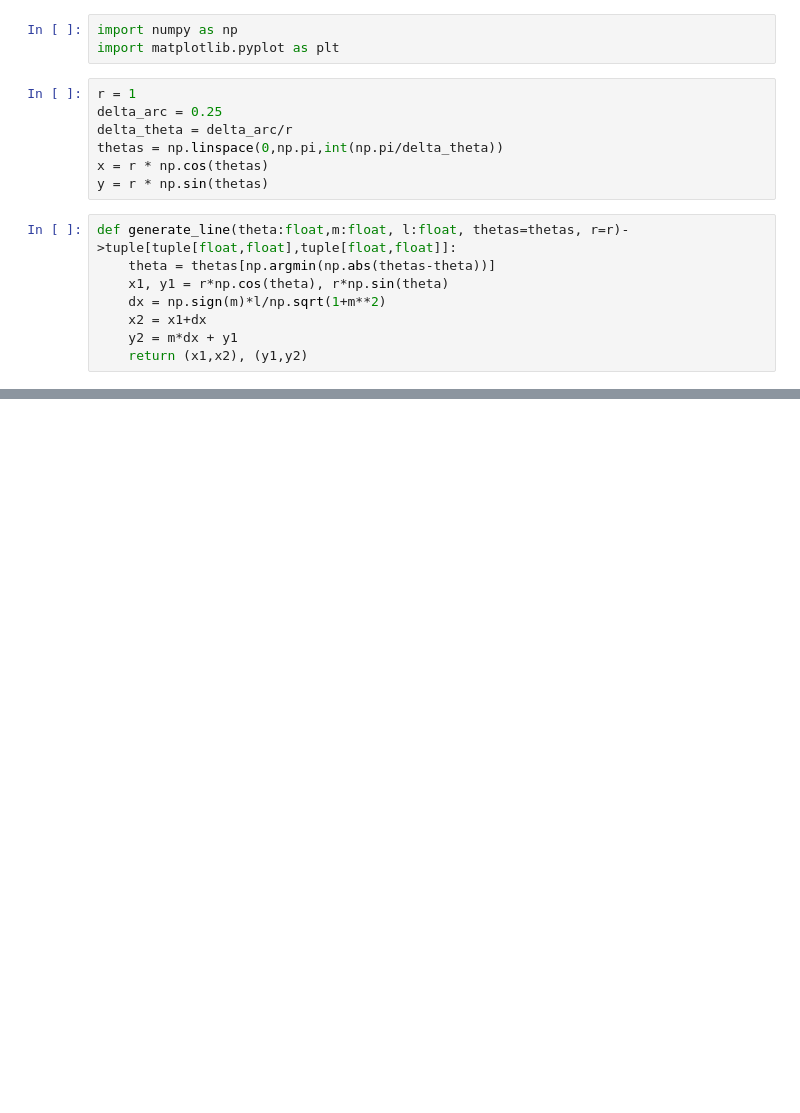
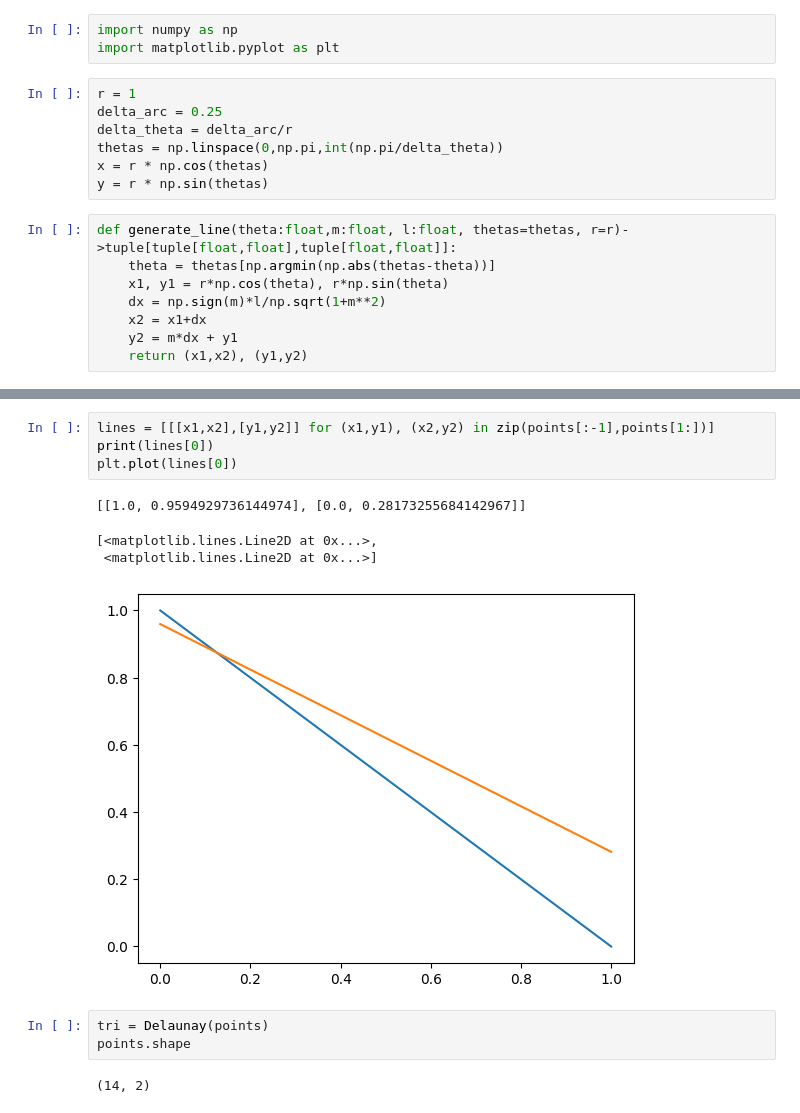
Before and after one commit to yasuomaidana/slicer-proposal, a Jupyter notebook: Generating Mesh.ipynb, the cells around one changed output, grey strips where cells are left out. Saved outputs shown, nothing was run; the diff lists cells and outputs as text; blank space fills up the shorter version.

```diff
--- a/Generating Mesh.ipynb
+++ b/Generating Mesh.ipynb
@@ -29,0 +90,14 @@ plt.plot(lx2,ly2)
+# %%
+lines = [[[x1,x2],[y1,y2]] for (x1,y1), (x2,y2) in zip(points[:-1],points[1:])]
+print(lines[0])
+plt.plot(lines[0])
+# %% [output]
+[[1.0, 0.9594929736144974], [0.0, 0.28173255684142967]]
+[<matplotlib.lines.Line2D at 0x...>,
+ <matplotlib.lines.Line2D at 0x...>]
+[figure, added]
+# %%
+tri = Delaunay(points)
+points.shape
+# %% [output]
+(14, 2)
```
Also changed, not shown: parts of 12 cells of this notebook, 1 other file.
